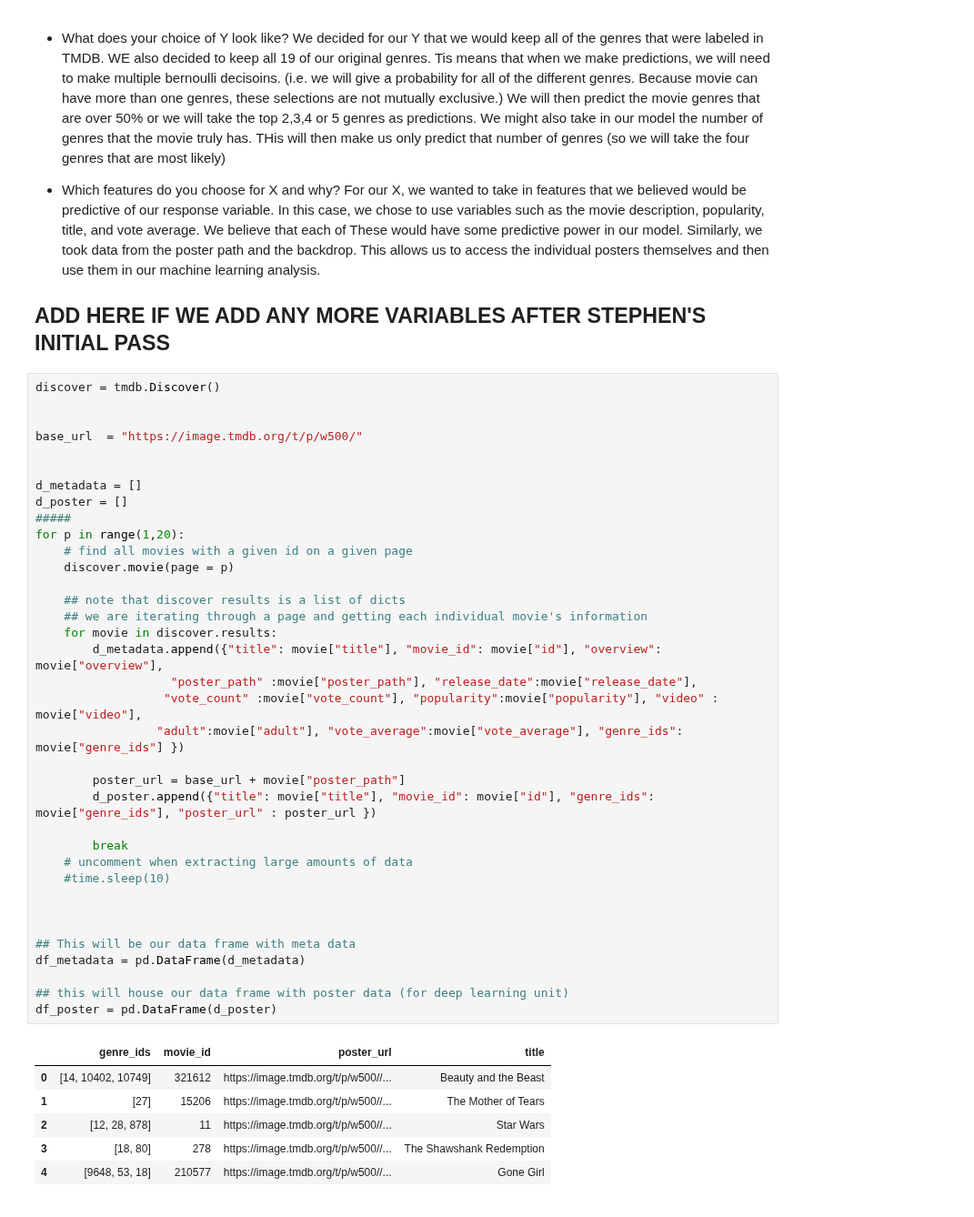
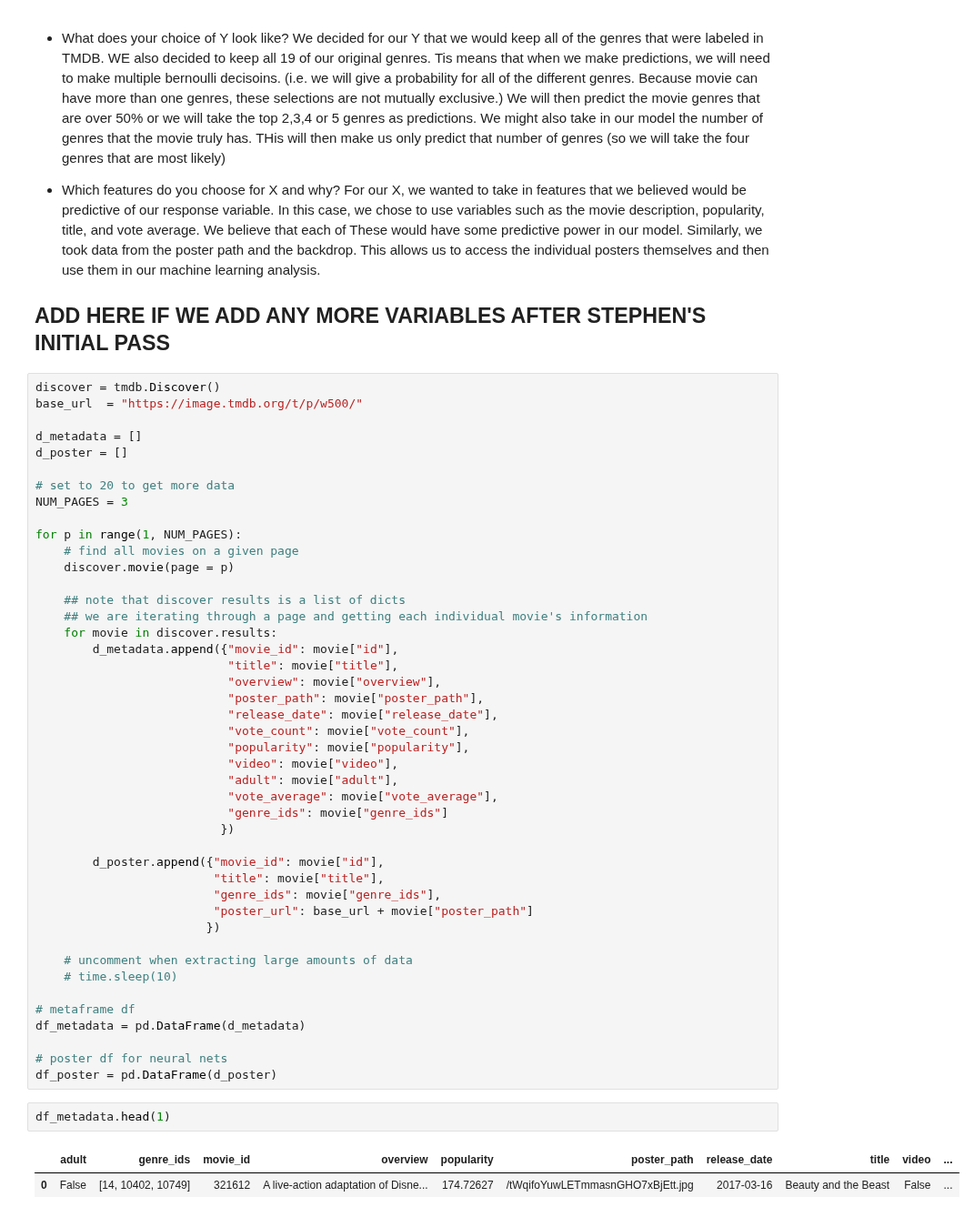
Before and after one commit to noahyonack/cs109b_final, a Jupyter notebook: FinalProject.ipynb, the cells around one changed output. Shown at 91% size. Cells and saved outputs as stored; diff of their text form.

```diff
--- a/FinalProject.ipynb
+++ b/FinalProject.ipynb
@@ -561,44 +561,50 @@ For our X, we wanted to take in features that we believed would be predictive of
 ## ADD HERE IF WE ADD ANY MORE VARIABLES AFTER STEPHEN'S INITIAL PASS
 # %%
 discover = tmdb.Discover()
-
-
 base_url  = "https://image.tmdb.org/t/p/w500/"
-
 
 d_metadata = []
 d_poster = []
-#####
-for p in range(1,20):
-    # find all movies with a given id on a given page
+
+# set to 20 to get more data
+NUM_PAGES = 3
+
+for p in range(1, NUM_PAGES):
+    # find all movies on a given page
     discover.movie(page = p)
 
     ## note that discover results is a list of dicts
     ## we are iterating through a page and getting each individual movie's information
     for movie in discover.results:
-        d_metadata.append({"title": movie["title"], "movie_id": movie["id"], "overview": movie["overview"],
-                   "poster_path" :movie["poster_path"], "release_date":movie["release_date"],
-                  "vote_count" :movie["vote_count"], "popularity":movie["popularity"], "video" : movie["video"],
-                 "adult":movie["adult"], "vote_average":movie["vote_average"], "genre_ids": movie["genre_ids"] })
+        d_metadata.append({"movie_id": movie["id"],
+                           "title": movie["title"],
+                           "overview": movie["overview"],
+                           "poster_path": movie["poster_path"],
+                           "release_date": movie["release_date"],
+                           "vote_count": movie["vote_count"],
+                           "popularity": movie["popularity"],
+                           "video": movie["video"],
+                           "adult": movie["adult"],
+                           "vote_average": movie["vote_average"],
+                           "genre_ids": movie["genre_ids"]
+                          })
 
-        poster_url = base_url + movie["poster_path"]
-        d_poster.append({"title": movie["title"], "movie_id": movie["id"], "genre_ids": movie["genre_ids"], "poster_url" : poster_url })
+        d_poster.append({"movie_id": movie["id"],
+                         "title": movie["title"],
+                         "genre_ids": movie["genre_ids"],
+                         "poster_url": base_url + movie["poster_path"]
+                        })
 
-        break
     # uncomment when extracting large amounts of data
-    #time.sleep(10)
+    # time.sleep(10)
 
-
-
-## This will be our data frame with meta data
+# metaframe df
 df_metadata = pd.DataFrame(d_metadata)
 
-## this will house our data frame with poster data (for deep learning unit)
+# poster df for neural nets
 df_poster = pd.DataFrame(d_poster)
-# %% [output]
-|  | genre_ids | movie_id | poster_url | title |
-| 0 | [14, 10402, 10749] | 321612 | https://image.tmdb.org/t/p/w500//... | Beauty and the Beast |
-| 1 | [27] | 15206 | https://image.tmdb.org/t/p/w500//... | The Mother of Tears |
-| 2 | [12, 28, 878] | 11 | https://image.tmdb.org/t/p/w500//... | Star Wars |
-| 3 | [18, 80] | 278 | https://image.tmdb.org/t/p/w500//... | The Shawshank Redemption |
-| 4 | [9648, 53, 18] | 210577 | https://image.tmdb.org/t/p/w500//... | Gone Girl |
+# %%
+df_metadata.head(1)
+# %% [output]
+|  | adult | genre_ids | movie_id | overview | popularity | poster_path | release_date | title | video | ... |
+| 0 | False | [14, 10402, 10749] | 321612 | A live-action adaptation of Disne... | 174.72627 | /tWqifoYuwLETmmasnGHO7xBjEtt.jpg | 2017-03-16 | Beauty and the Beast | False | ... |
```
Also changed, not shown: parts of 1 cell of this notebook.
